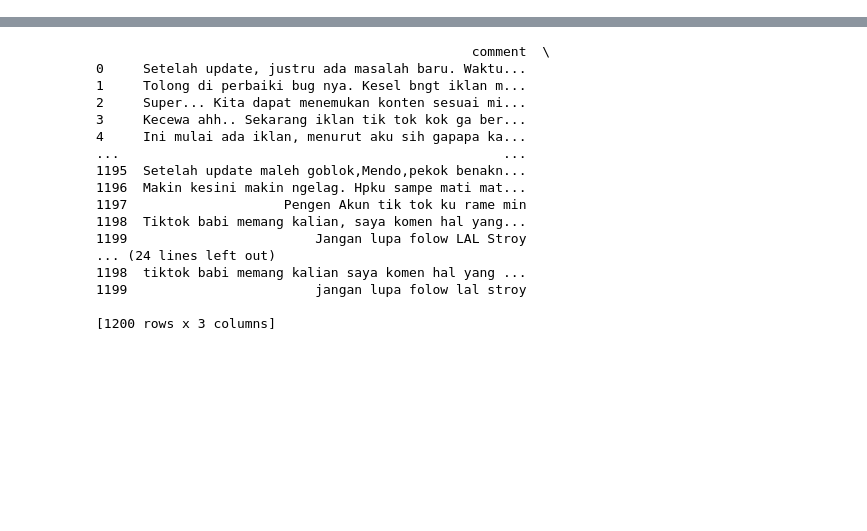
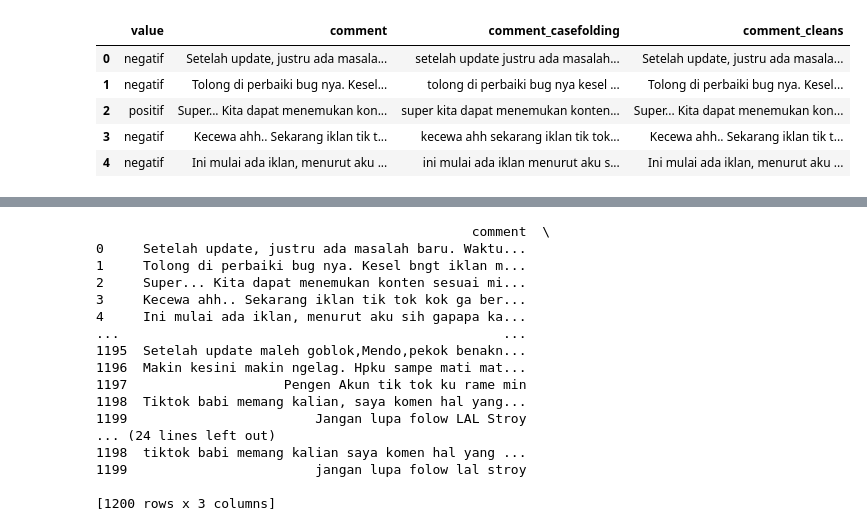
Before and after one commit to sitivio/vio, a Jupyter notebook: pre-processing.ipynb, the cells around one changed output, grey strips where cells are left out. Drawn from its saved outputs; the diff is of its cells as text; code cells hidden in the pictures; blank space fills up the shorter version.

```diff
--- a/pre-processing.ipynb
+++ b/pre-processing.ipynb
@@ -36,3 +36,38 @@ data.head()
+# %%
+import re
+
+def cleancomment(comment):
+  comment = re.sub('@[A-Za-z0–9]+', '', comment) #Removing @mentions
+  comment = re.sub('#', '', comment) # Removing '#' hash tag
+  comment = re.sub('RT[\s]+', '', comment) # Removing RT
+  comment = re.sub('https?:\/\/\S+', '', comment) # Removing hyperlink
+  comment = re.sub(r'\d+', '', comment)
+  return comment
+
+data['comment'] = data['comment'].apply(cleancomment)
+
+def remove_numbers(comment):
+  # Menggunakan ekspresi reguler untuk mencocokkan angka dan menghapusnya
+  return re.sub(r'\d+', '', comment)
+
+def remove_emojis(comment):
+ emoji_pattern = re.compile("["
+     u"\U0001F600-\U0001F64F" # emoticons
+     u"\U0001F300-\U0001F5FF" # symbols & pictographs
+     u"\U0001F680-\U0001F6FF" # transport & map symbols
+     u"\U0001F1E0-\U0001F1FF" # flags (iOS)
+                     "]+", flags=re.UNICODE)
+ return re.sub(emoji_pattern, '', comment)
+
+data['comment_cleans'] = data['comment'].apply(remove_emojis)
+data.head()
+# %% [output]
+|  | value | comment | comment_casefolding | comment_cleans |
+| 0 | negatif | Setelah update, justru ada masala... | setelah update justru ada masalah... | Setelah update, justru ada masala... |
+| 1 | negatif | Tolong di perbaiki bug nya. Kesel... | tolong di perbaiki bug nya kesel ... | Tolong di perbaiki bug nya. Kesel... |
+| 2 | positif | Super... Kita dapat menemukan kon... | super kita dapat menemukan konten... | Super... Kita dapat menemukan kon... |
+| 3 | negatif | Kecewa ahh.. Sekarang iklan tik t... | kecewa ahh sekarang iklan tik tok... | Kecewa ahh.. Sekarang iklan tik t... |
+| 4 | negatif | Ini mulai ada iklan, menurut aku ... | ini mulai ada iklan menurut aku s... | Ini mulai ada iklan, menurut aku ... |
 # %%
 #proses tokenizing
 def token(comment):
```
Also changed, not shown: parts of 11 cells of this notebook.
